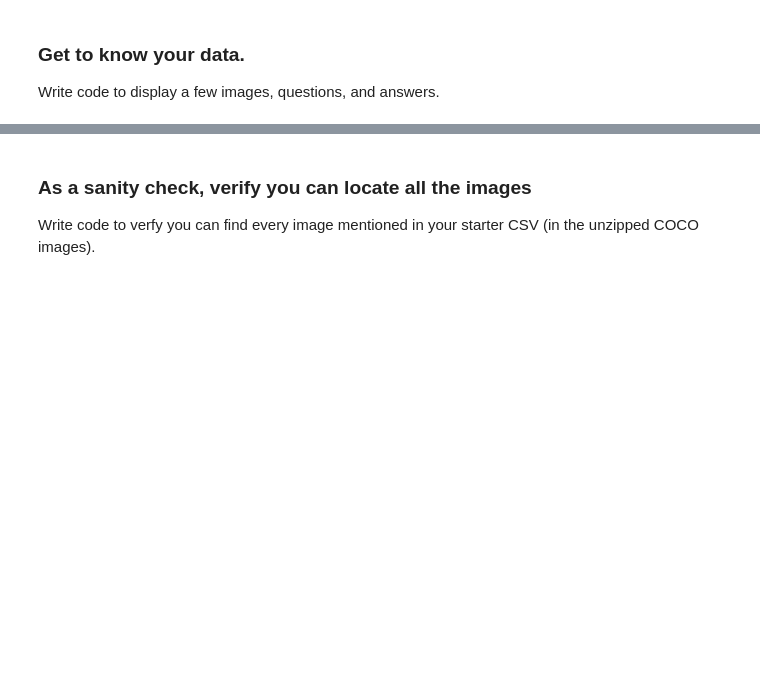
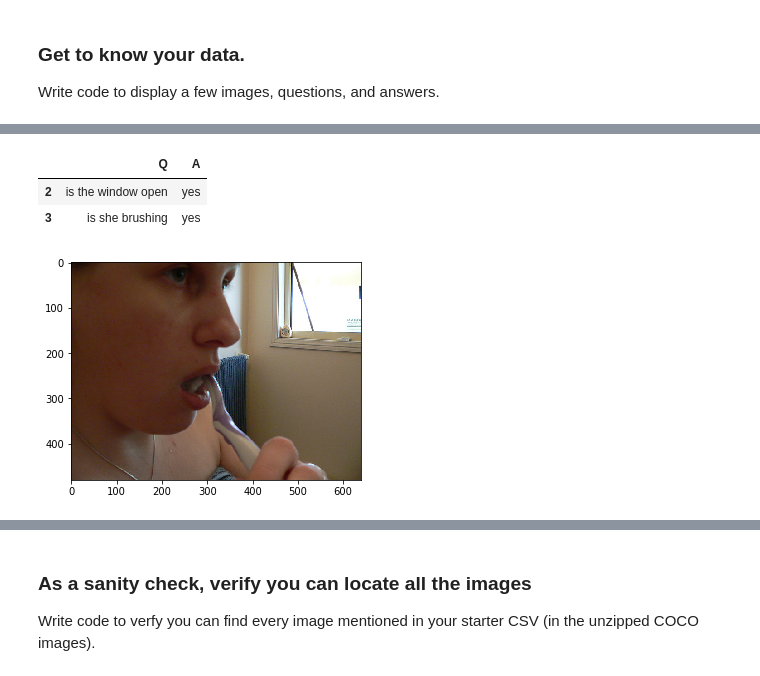
Before and after one commit to ysjbluemoon/Applied-Deep-Learning, a Jupyter notebook: Assignment 4/a4.ipynb, the cells around one changed output, grey strips where cells are left out. Cells and saved outputs as stored; diff of their text form; code cells hidden in the pictures; blank space fills up the shorter version.

```diff
--- a/Assignment 4/a4.ipynb
+++ b/Assignment 4/a4.ipynb
@@ -210,0 +209,9 @@ Write code to display a few images, questions, and answers.
+# %%
+im = plt.imread("train_image/train2014/COCO_train2014_000000393223.jpg")
+plt.imshow(im)
+df[df.Img=="COCO_train2014_000000393223.jpg"][['Q','A']]
+# %% [output]
+|  | Q | A |
+| 2 | is the window open | yes |
+| 3 | is she brushing | yes |
+[figure, added]
```
Also changed, not shown: parts of 4 cells of this notebook.
